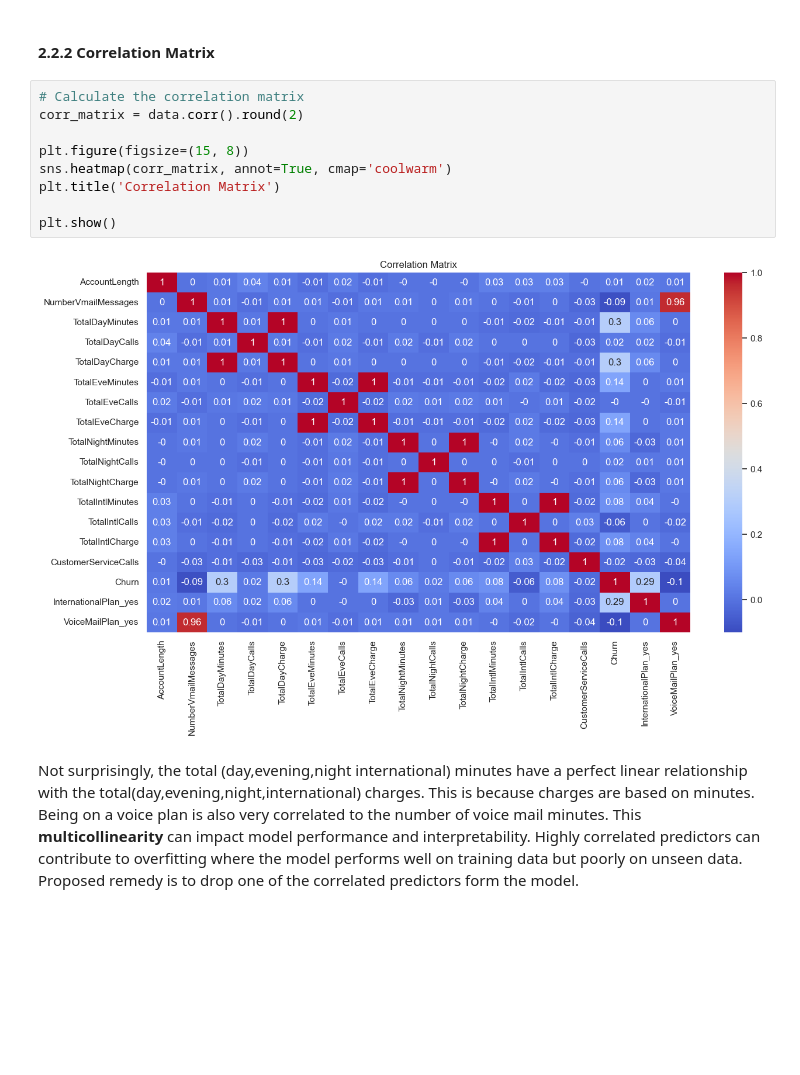
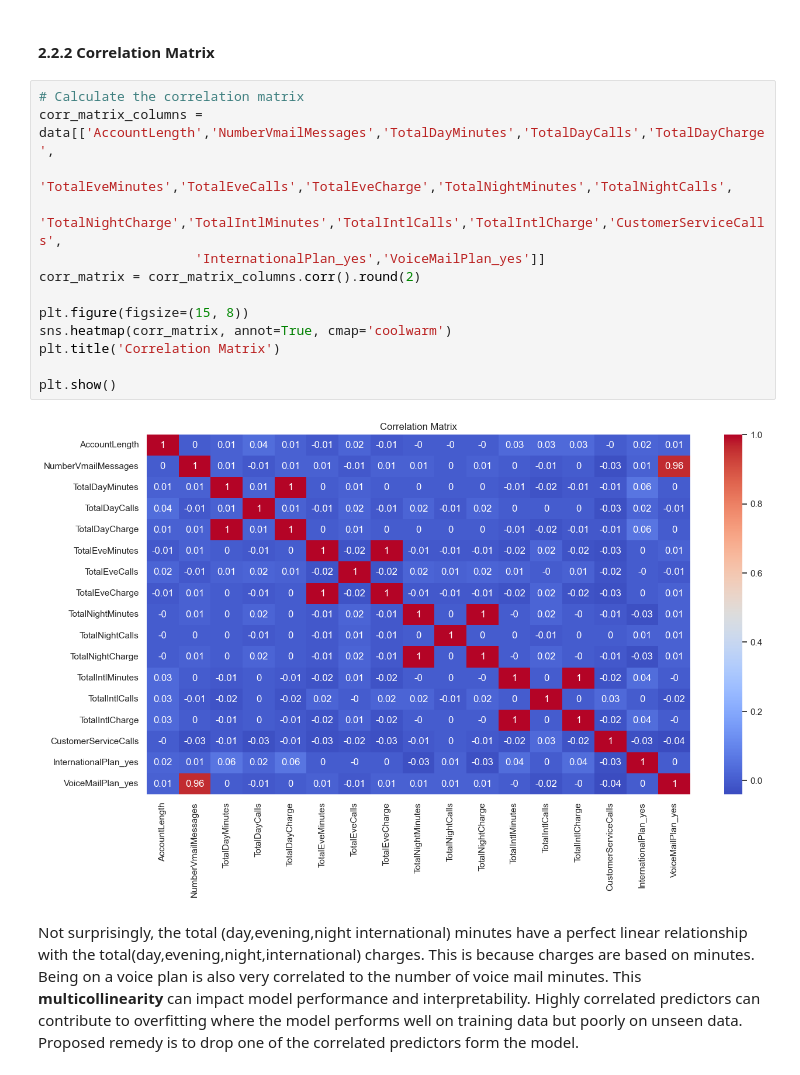
Before and after one commit to WambuiMunene/Phase-3-Project, a Jupyter notebook: index.ipynb, the cells around one changed output. Drawn from its saved outputs; the diff is of its cells as text; blank space fills up the shorter version.

```diff
--- a/index.ipynb
+++ b/index.ipynb
@@ -515,15 +444,19 @@ The summary statistics show some variability in the local  minutes/calls as well
 #### 2.2.2 Correlation Matrix
 # %%
 # Calculate the correlation matrix
-corr_matrix = data.corr().round(2)
+corr_matrix_columns = data[['AccountLength','NumberVmailMessages','TotalDayMinutes','TotalDayCalls','TotalDayCharge',
+                   'TotalEveMinutes','TotalEveCalls','TotalEveCharge','TotalNightMinutes','TotalNightCalls',
+                    'TotalNightCharge','TotalIntlMinutes','TotalIntlCalls','TotalIntlCharge','CustomerServiceCalls',
+                    'InternationalPlan_yes','VoiceMailPlan_yes']]
+corr_matrix = corr_matrix_columns.corr().round(2)
 
 plt.figure(figsize=(15, 8))
 sns.heatmap(corr_matrix, annot=True, cmap='coolwarm')
 plt.title('Correlation Matrix')
 
 plt.show()
 # %% [output]
-[figure, old version]
+[figure, new version]
 # %% [markdown]
 Not surprisingly, the total (day,evening,night international) minutes have a perfect linear relationship with the total(day,evening,night,international) charges. This is because charges are based on minutes. Being on a voice plan is also very correlated to the number of voice mail minutes. This **multicollinearity** can impact model performance and interpretability. Highly correlated predictors can contribute to overfitting where the model performs well on training data but poorly on unseen data.  Proposed remedy is to drop one of the correlated predictors form the model.
 # %% [markdown]
```
Also changed, not shown: parts of 56 cells of this notebook, 1 other file.
